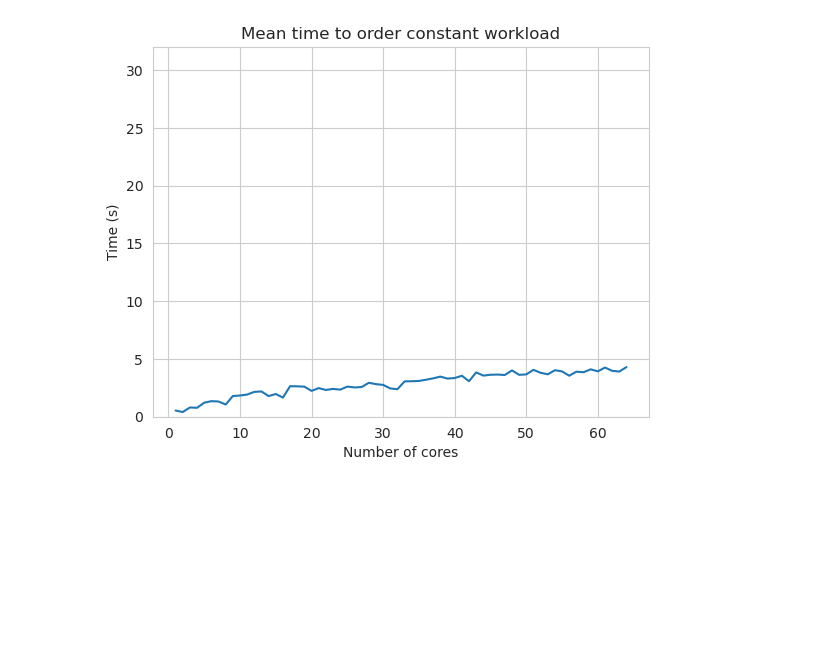
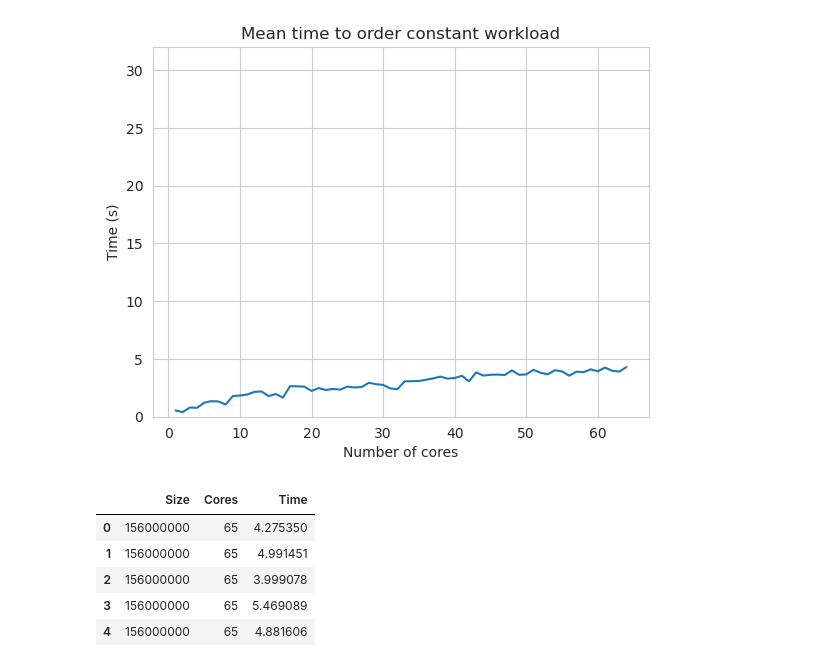
Before and after one commit to ValentinisAlessio/HPC_final_project, a Jupyter notebook: exercise2/plots/wmpi.ipynb, the cells around one changed output. Saved outputs shown, nothing was run; the diff lists cells and outputs as text; code cells hidden in the pictures; blank space fills up the shorter version.

```diff
--- a/exercise2/plots/wmpi.ipynb
+++ b/exercise2/plots/wmpi.ipynb
@@ -44,3 +44,13 @@ ax.set_ylabel('Time (s)')
 plt.show()
 # %% [output]
 [figure]
+# %%
+df1 = pd.read_csv('../data/wmpi2_timings2400000.csv')
+df1.head()
+# %% [output]
+|  | Size | Cores | Time |
+| 0 | 156000000 | 65 | 4.275350 |
+| 1 | 156000000 | 65 | 4.991451 |
+| 2 | 156000000 | 65 | 3.999078 |
+| 3 | 156000000 | 65 | 5.469089 |
+| 4 | 156000000 | 65 | 4.881606 |
```
Also changed, not shown: parts of 1 cell of this notebook, 7 other files.
